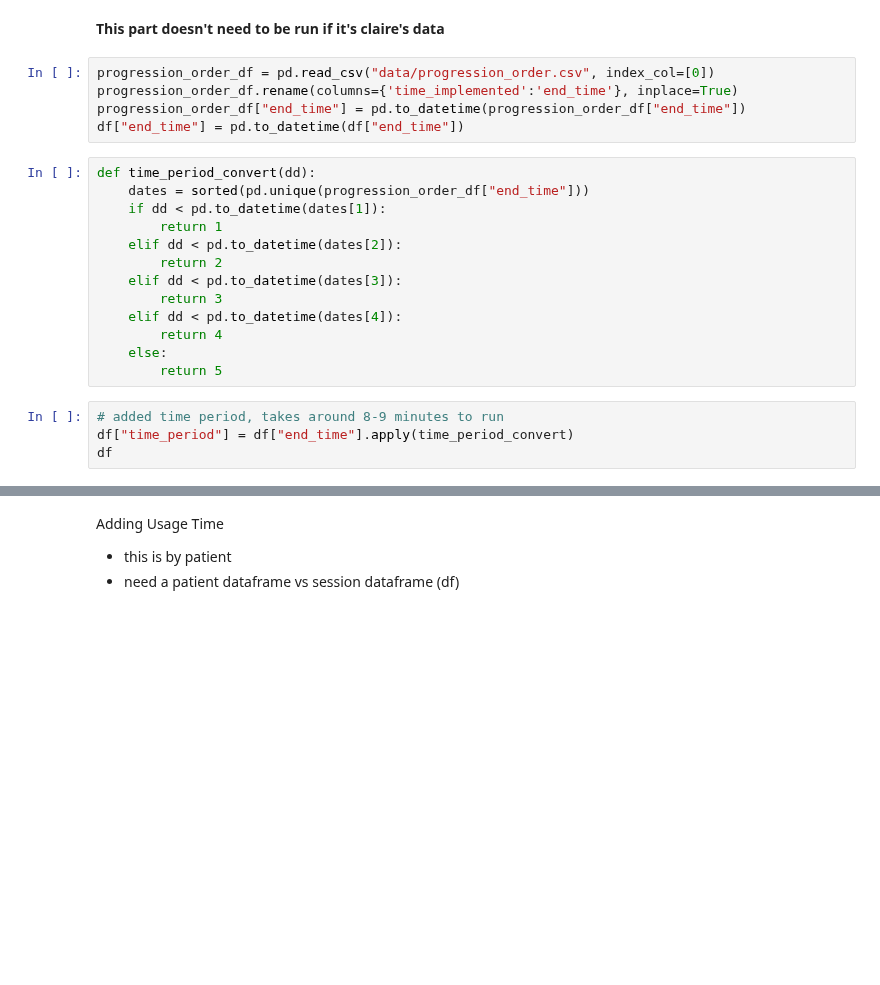
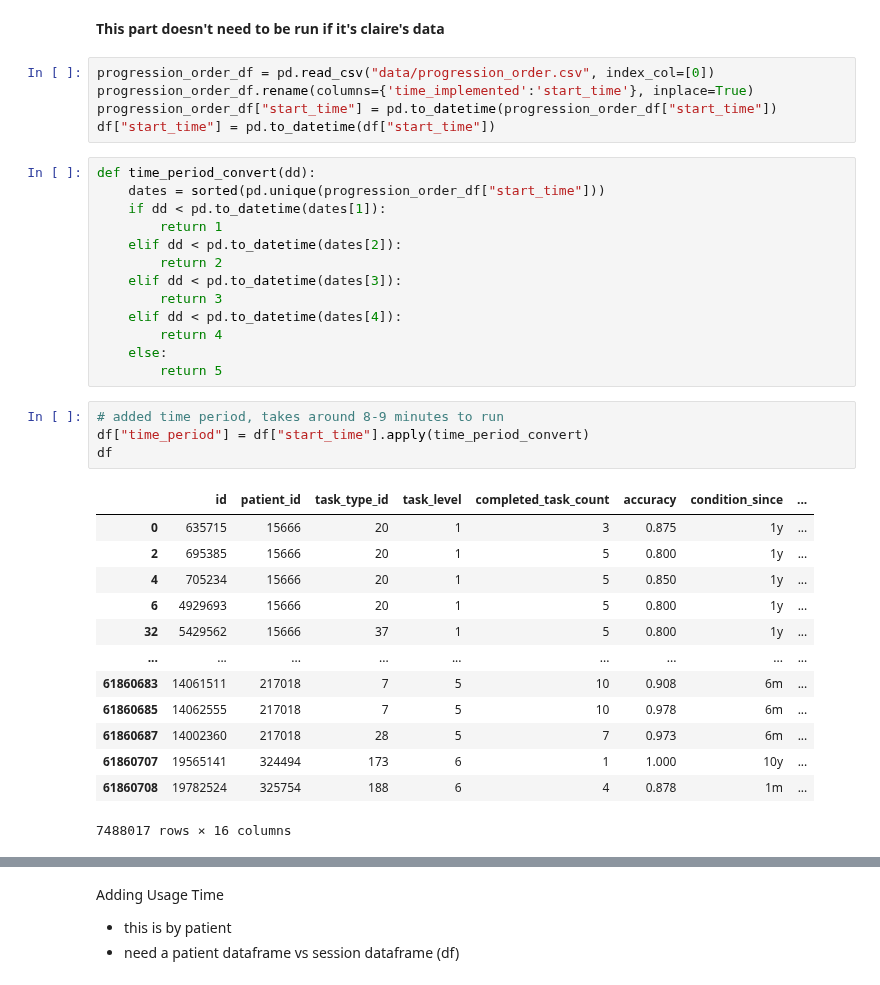
Before and after one commit to twchen88/ct_research, a Jupyter notebook: filter.ipynb, the cells around one changed output, grey strips where cells are left out. Saved outputs shown, nothing was run; the diff lists cells and outputs as text; blank space fills up the shorter version.

```diff
--- a/filter.ipynb
+++ b/filter.ipynb
@@ -54,12 +75,12 @@ We want to add time_period, usage_time, and usage_freq to the dataset.
 **This part doesn't need to be run if it's claire's data**
 # %%
 progression_order_df = pd.read_csv("data/progression_order.csv", index_col=[0])
-progression_order_df.rename(columns={'time_implemented':'end_time'}, inplace=True)
-progression_order_df["end_time"] = pd.to_datetime(progression_order_df["end_time"])
-df["end_time"] = pd.to_datetime(df["end_time"])
+progression_order_df.rename(columns={'time_implemented':'start_time'}, inplace=True)
+progression_order_df["start_time"] = pd.to_datetime(progression_order_df["start_time"])
+df["start_time"] = pd.to_datetime(df["start_time"])
 # %%
 def time_period_convert(dd):
-    dates = sorted(pd.unique(progression_order_df["end_time"]))
+    dates = sorted(pd.unique(progression_order_df["start_time"]))
     if dd < pd.to_datetime(dates[1]):
         return 1
     elif dd < pd.to_datetime(dates[2]):
@@ -72,6 +93,20 @@ def time_period_convert(dd):
         return 5
 # %%
 # added time period, takes around 8-9 minutes to run
-df["time_period"] = df["end_time"].apply(time_period_convert)
+df["time_period"] = df["start_time"].apply(time_period_convert)
 df
+# %% [output]
+|  | id | patient_id | task_type_id | task_level | completed_task_count | accuracy | condition_since | ... |
+| 0 | 635715 | 15666 | 20 | 1 | 3 | 0.875 | 1y | ... |
+| 2 | 695385 | 15666 | 20 | 1 | 5 | 0.800 | 1y | ... |
+| 4 | 705234 | 15666 | 20 | 1 | 5 | 0.850 | 1y | ... |
+| 6 | 4929693 | 15666 | 20 | 1 | 5 | 0.800 | 1y | ... |
+| 32 | 5429562 | 15666 | 37 | 1 | 5 | 0.800 | 1y | ... |
+| ... | ... | ... | ... | ... | ... | ... | ... | ... |
+| 61860683 | 14061511 | 217018 | 7 | 5 | 10 | 0.908 | 6m | ... |
+| 61860685 | 14062555 | 217018 | 7 | 5 | 10 | 0.978 | 6m | ... |
+| 61860687 | 14002360 | 217018 | 28 | 5 | 7 | 0.973 | 6m | ... |
+| 61860707 | 19565141 | 324494 | 173 | 6 | 1 | 1.000 | 10y | ... |
+| 61860708 | 19782524 | 325754 | 188 | 6 | 4 | 0.878 | 1m | ... |
+7488017 rows × 16 columns
 # %%
```
Also changed, not shown: parts of 47 cells of this notebook, 3 other files.
